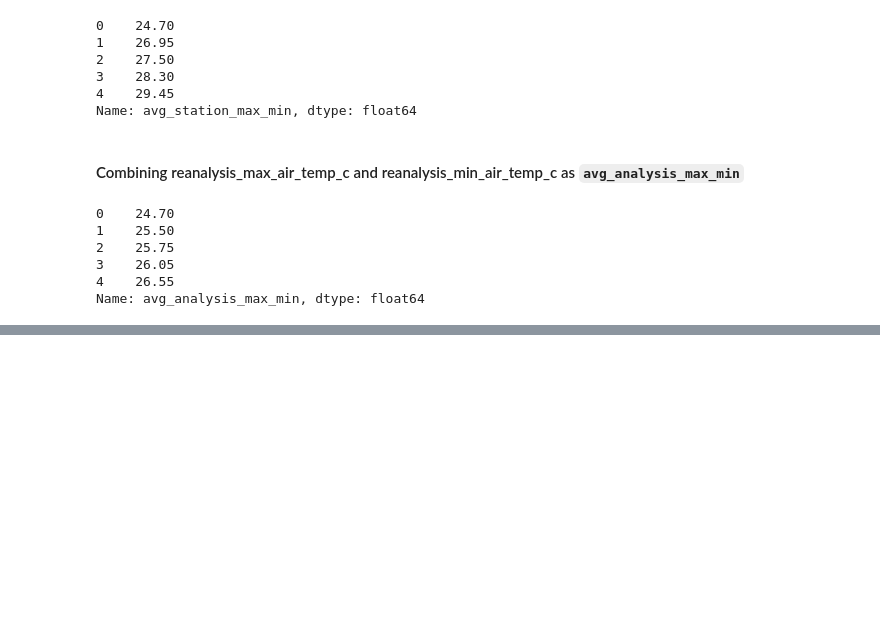
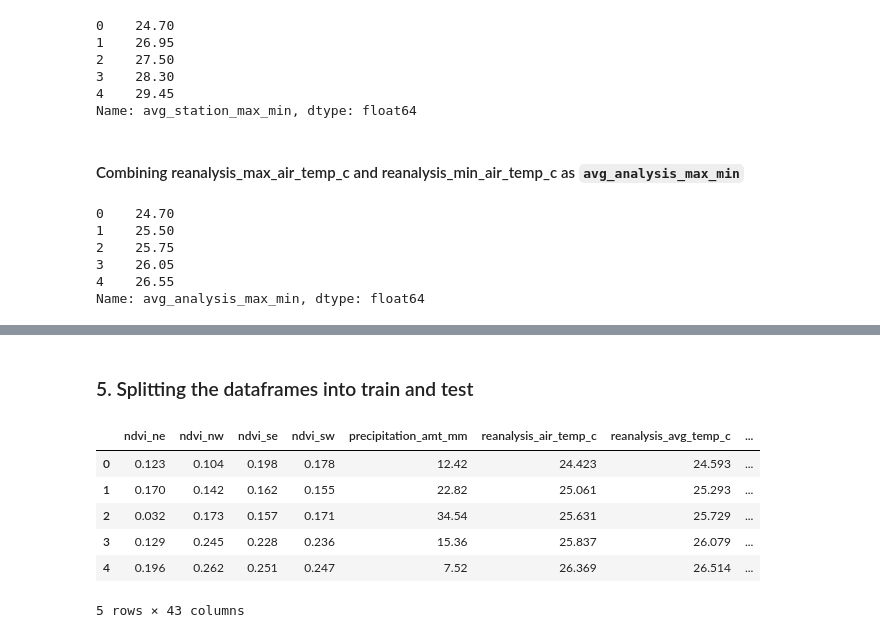
Before and after one commit to sansha94/DengAI, a Jupyter notebook: train.ipynb, the cells around one changed output, grey strips where cells are left out. Cells and saved outputs as stored; diff of their text form; code cells hidden in the pictures; blank space fills up the shorter version.

```diff
--- a/train.ipynb
+++ b/train.ipynb
@@ -221,0 +256,12 @@ X_iq = X_iq.drop(['city', 'weekofyear', 'week_start_date'], axis=1)
+# %% [markdown]
+### 5. Splitting the dataframes into train and test
+# %%
+X_sj.head()
+# %% [output]
+|  | ndvi_ne | ndvi_nw | ndvi_se | ndvi_sw | precipitation_amt_mm | reanalysis_air_temp_c | reanalysis_avg_temp_c | ... |
+| 0 | 0.123 | 0.104 | 0.198 | 0.178 | 12.42 | 24.423 | 24.593 | ... |
+| 1 | 0.170 | 0.142 | 0.162 | 0.155 | 22.82 | 25.061 | 25.293 | ... |
+| 2 | 0.032 | 0.173 | 0.157 | 0.171 | 34.54 | 25.631 | 25.729 | ... |
+| 3 | 0.129 | 0.245 | 0.228 | 0.236 | 15.36 | 25.837 | 26.079 | ... |
+| 4 | 0.196 | 0.262 | 0.251 | 0.247 | 7.52 | 26.369 | 26.514 | ... |
+5 rows × 43 columns
```
Also changed, not shown: parts of 9 cells of this notebook.
